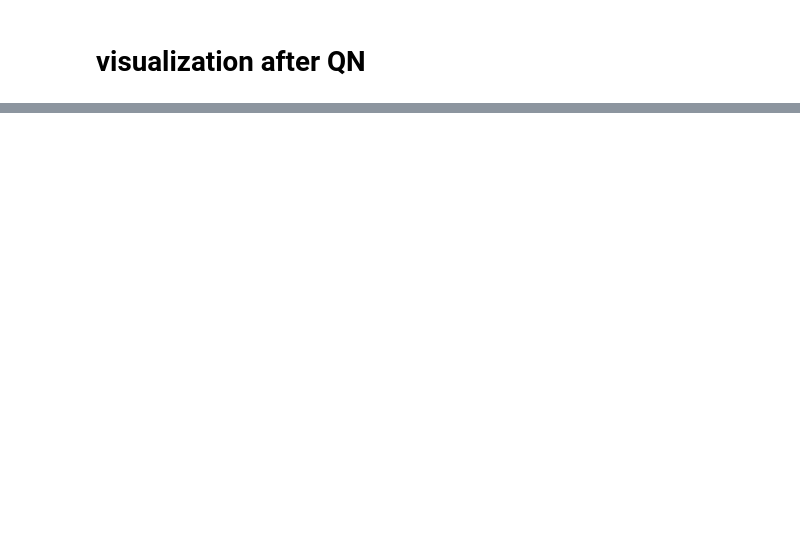
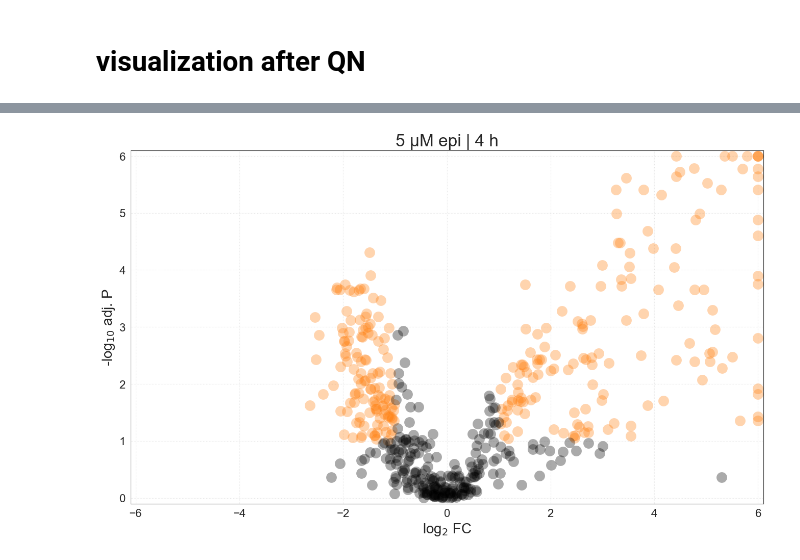
Before and after one commit to adelomana/vigur, a Jupyter notebook: lipidomics/EC072/progenesis/experiment_one_normalized.ipynb, the cells around one changed output, grey strips where cells are left out. Saved outputs shown, nothing was run; the diff lists cells and outputs as text; code cells hidden in the pictures; blank space fills up the shorter version.

```diff
--- a/lipidomics/EC072/progenesis/experiment_one_normalized.ipynb
+++ b/lipidomics/EC072/progenesis/experiment_one_normalized.ipynb
@@ -57,0 +61,3 @@ metadata.head()
+# %%
+annotation = pandas.read_csv(annotation_file, index_col=0, skiprows=1)
+annotation.head()
@@ -354,17 +329,92 @@ metadata
 # %%
-treatments = ['epi', 'nor', 'epi:nor', 'TNFa']
+treatments = ['5 µM epi', '5 µM nor', '5 µM epi:nor', 'TNFa']
+treatment_colors = ['tab:orange', 'tab:purple', 'tab:red', 'tab:green']
 time_points = [4, 24]
+fold_change_threshold = 1
+clipping_threshold = 6
+response_lipids = []
+
 for time_point in time_points:
     for treatment in treatments:
-        print(time_point, treatment)
 
-        # select control samples
-        rules = ((metadata['Treatment'] == '0 µM') | (metadata['Treatment'] == '0µM')) & (metadata['Timepoint'] == time_point)
-        control_samples = metadata[rules]
+        the_color = treatment_colors[treatments.index(treatment)]
 
-        rules = (metadata['Treatment'] == treatment) & (metadata['Timepoint'] == time_point)
-        treatment_samples = metadata[rules]
-        # .index.to_list()
+        #
+        # select control and treatment samples
+        #
+        rules = ((metadata['Treatment'] == '0 µM') | (metadata['Treatment'] == '0µM')) & (metadata['Timepoint'] == time_point) & (metadata['MS BATCH'] == 1)
+        control_samples = metadata[rules].index.to_list()
 
-treatment_samples
+        rules = (metadata['Treatment'] == treatment) & (metadata['Timepoint'] == time_point) & (metadata['MS BATCH'] == 1)
+        treated_samples = metadata[rules].index.to_list()
+
+        #
+        # iterate over lipids to get position on scatter plot
+        #
+        fold_changes = []; pvalues = []
+
+        for lipid in log_df.index:
+            control_values = log_df.loc[lipid, control_samples].values
+            treated_values = log_df.loc[lipid, treated_samples].values
+
+            log2FC = numpy.median(treated_values) - numpy.median(control_values)
+            statistic, pvalue = scipy.stats.ttest_ind(control_values, treated_values)
+            fold_changes.append(log2FC); pvalues.append(pvalue)
+
+        #
+        # multiple testing correction
+        #
+        correction_model = statsmodels.stats.multitest.multipletests(pvalues, method='fdr_bh', alpha=0.1)
+
+        #
+        # discriminate responding vs non-responding lipids
+        #
+        respondingx = []; respondingy = []; nrespondingx = []; nrespondingy = []; responding_names = []
+
+        for i in range(len(correction_model[0])):
+
+            if correction_model[0][i] == True and numpy.abs(fold_changes[i]) > fold_change_threshold:
+                x = fold_changes[i]
+                y = -numpy.log10(correction_model[1][i])
+                respondingx.append(x); respondingy.append(y); responding_names.append(log_df.index[i])
+            else:
+                x = fold_changes[i]
+                y = -numpy.log10(correction_model[1][i])
+                nrespondingx.append(x); nrespondingy.append(y)
+
+        #
+        # store responding values
+        #
+        rt = [element.split('_')[0] for element in responding_names]
+
+        mz = [element.split('_')[1] for element in responding_names]
+        mz = [element.replace('n', '') for element in mz]
+        mz = [element.replace('m/z', '') for element in mz]
+
+        for i in range(len(rt)):
+            for element in annotation.index:
+                if rt[i] in element:
+                    if mz[i] in element:
+                        print('\t found', element)
+
+        info = pandas.DataFrame([responding_names, rt, mz, respondingx, respondingy])
+        info = info.transpose()
+        info.columns = ['ID', 'RT', 'm/z', 'log2FC', 'adj P']
+
+        #
+        # generate plot
+        #
+        respondingx = numpy.clip(respondingx, -clipping_threshold, clipping_threshold); nrespondingx = numpy.clip(nrespondingx, -clipping_threshold, clipping_threshold)
+        respondingy = numpy.clip(respondingy, -clipping_threshold, clipping_threshold); nrespondingy = numpy.clip(nrespondingy, -clipping_threshold, clipping_threshold)
+
+        matplotlib.pyplot.plot(respondingx, respondingy, 'o', color=the_color, alpha=1/3, mec='None', ms=15)
+        matplotlib.pyplot.plot(nrespondingx, nrespondingy, 'o', color='black', alpha=1/3, mec='None', ms=15)
+
+        matplotlib.pyplot.ylabel('-log$_{10}$ adj. P')
+        matplotlib.pyplot.xlabel('log$_2$ FC')
+        matplotlib.pyplot.grid(alpha=0.5, ls=':')
+        matplotlib.pyplot.title('{} | {} h'.format(treatment, time_point))
+        matplotlib.pyplot.xlim([-6.1, 6.1])
+        matplotlib.pyplot.ylim([-0.1, 6.1])
+        matplotlib.pyplot.show()
 # %% [output]
@@ -392,0 +421 @@ treatment_samples
+[figure, added]
```
Also changed, not shown: parts of 21 cells of this notebook, 1 other file.
